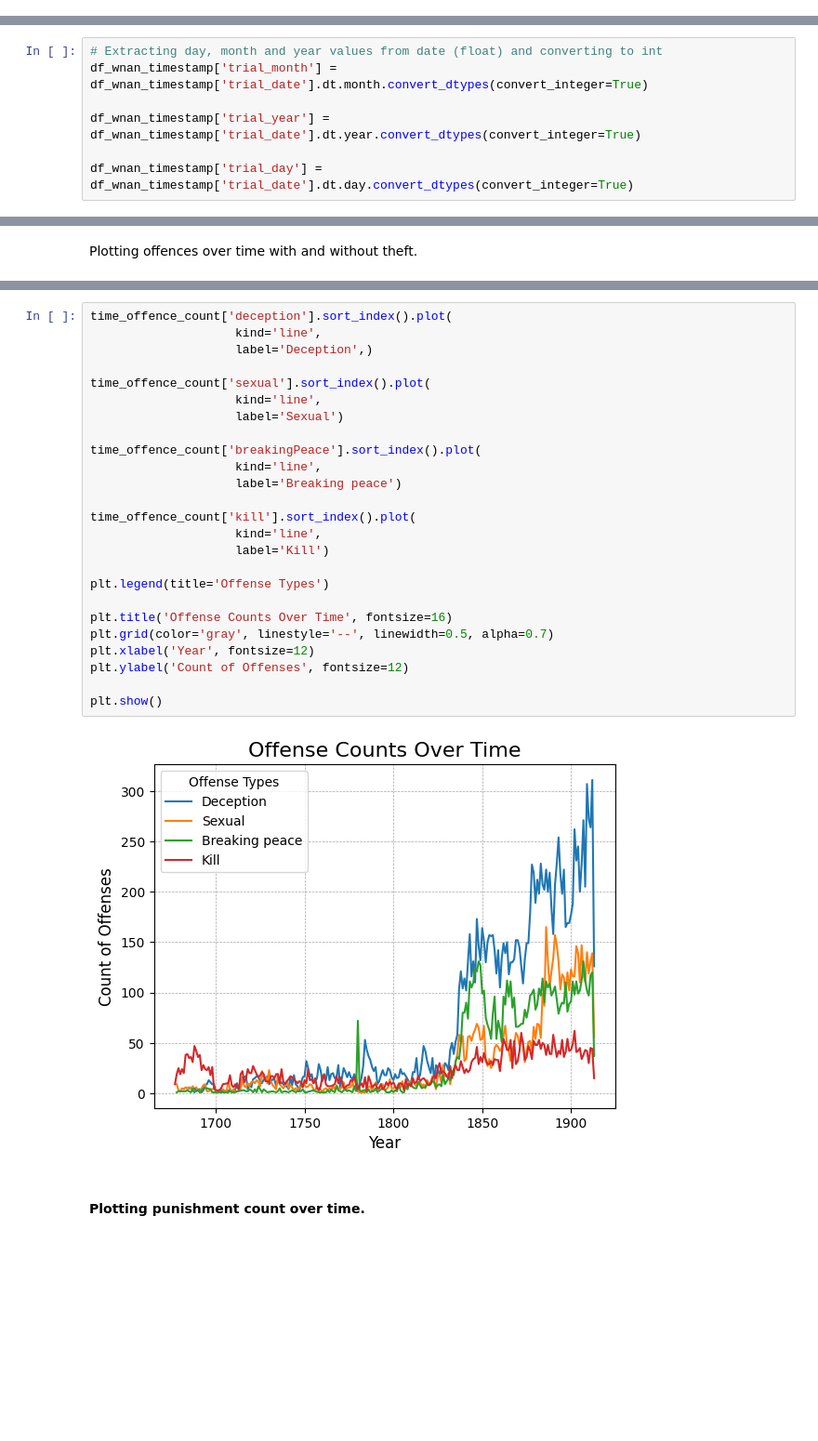
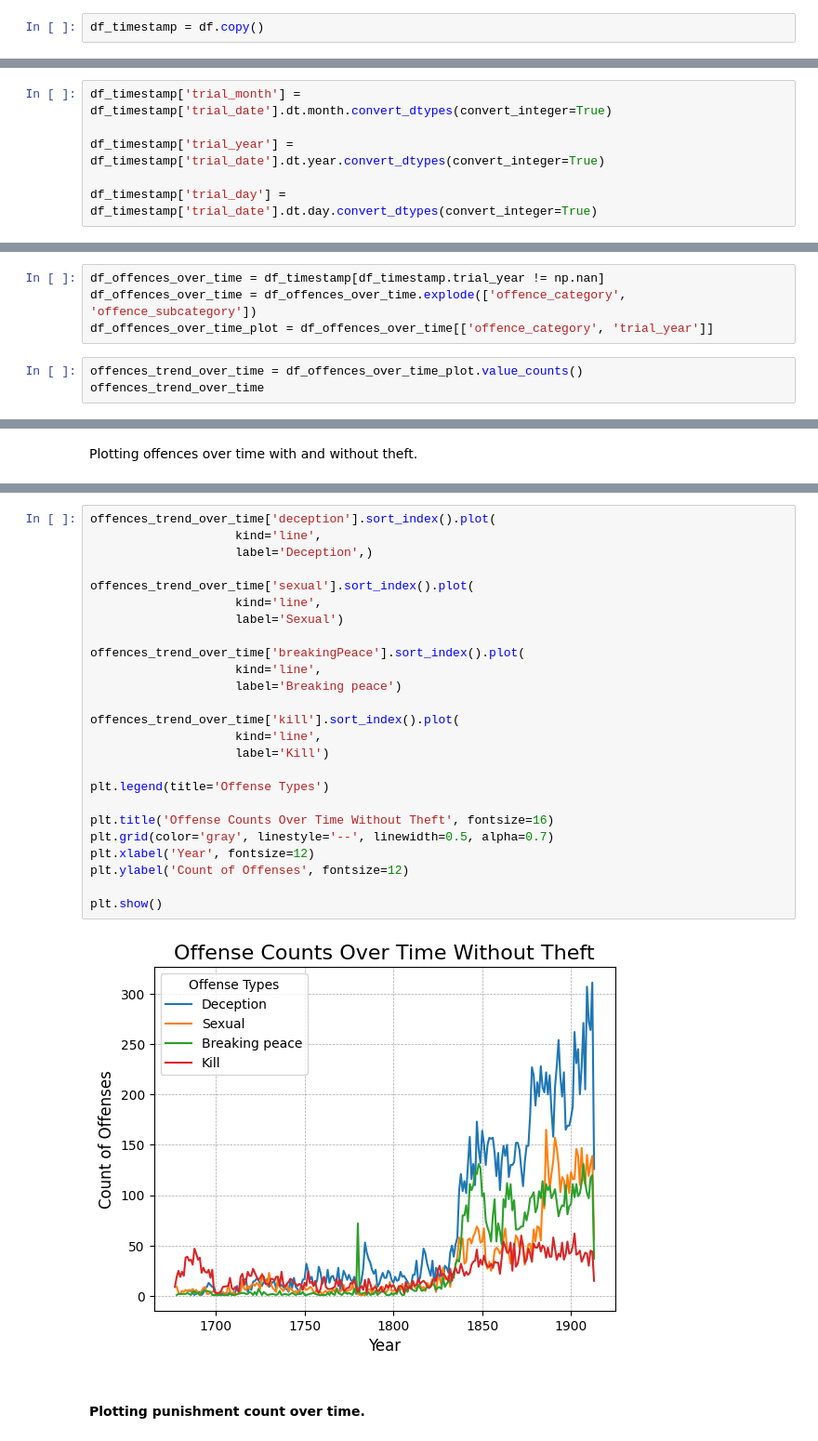
Before and after one commit to isabelabuzzo/Old-Bailey-Trails-Analysis, a Jupyter notebook: 1_Intro.ipynb, the cells around one changed output, grey strips where cells are left out. Shown at 93% size. Cells and saved outputs as stored; diff of their text form; blank space fills up the shorter version.

```diff
--- a/1_Intro.ipynb
+++ b/1_Intro.ipynb
@@ -29 +84,3 @@ df_wnan_timestamp = df_wnan.copy()
+# %%
+df_timestamp = df.copy()
 # %% [markdown]
@@ -31,7 +88,6 @@ Creating new columns
 # %%
-# Extracting day, month and year values from date (float) and converting to int
-df_wnan_timestamp['trial_month'] = df_wnan_timestamp['trial_date'].dt.month.convert_dtypes(convert_integer=True)
+df_timestamp['trial_month'] = df_timestamp['trial_date'].dt.month.convert_dtypes(convert_integer=True)
 
-df_wnan_timestamp['trial_year'] = df_wnan_timestamp['trial_date'].dt.year.convert_dtypes(convert_integer=True)
+df_timestamp['trial_year'] = df_timestamp['trial_date'].dt.year.convert_dtypes(convert_integer=True)
 
-df_wnan_timestamp['trial_day'] = df_wnan_timestamp['trial_date'].dt.day.convert_dtypes(convert_integer=True)
+df_timestamp['trial_day'] = df_timestamp['trial_date'].dt.day.convert_dtypes(convert_integer=True)
@@ -492,0 +491,7 @@ dtype: int64
+# %%
+df_offences_over_time = df_timestamp[df_timestamp.trial_year != np.nan]
+df_offences_over_time = df_offences_over_time.explode(['offence_category', 'offence_subcategory'])
+df_offences_over_time_plot = df_offences_over_time[['offence_category', 'trial_year']]
+# %%
+offences_trend_over_time = df_offences_over_time_plot.value_counts()
+offences_trend_over_time
@@ -524,31 +543,31 @@ plt.show()
 # %% [output]
 [figure]
 # %%
-time_offence_count['deception'].sort_index().plot(
+offences_trend_over_time['deception'].sort_index().plot(
                     kind='line',
                     label='Deception',)
 
-time_offence_count['sexual'].sort_index().plot(
+offences_trend_over_time['sexual'].sort_index().plot(
                     kind='line',
                     label='Sexual')
 
-time_offence_count['breakingPeace'].sort_index().plot(
+offences_trend_over_time['breakingPeace'].sort_index().plot(
                     kind='line',
                     label='Breaking peace')
 
-time_offence_count['kill'].sort_index().plot(
+offences_trend_over_time['kill'].sort_index().plot(
                     kind='line',
                     label='Kill')
 
 plt.legend(title='Offense Types')
 
-plt.title('Offense Counts Over Time', fontsize=16)
+plt.title('Offense Counts Over Time Without Theft', fontsize=16)
 plt.grid(color='gray', linestyle='--', linewidth=0.5, alpha=0.7)
 plt.xlabel('Year', fontsize=12)
 plt.ylabel('Count of Offenses', fontsize=12)
 
 plt.show()
 # %% [output]
-[figure, old version]
+[figure, new version]
 # %% [markdown]
 #### Plotting punishment count over time.
```
Also changed, not shown: parts of 74 cells of this notebook, 1 other file.
